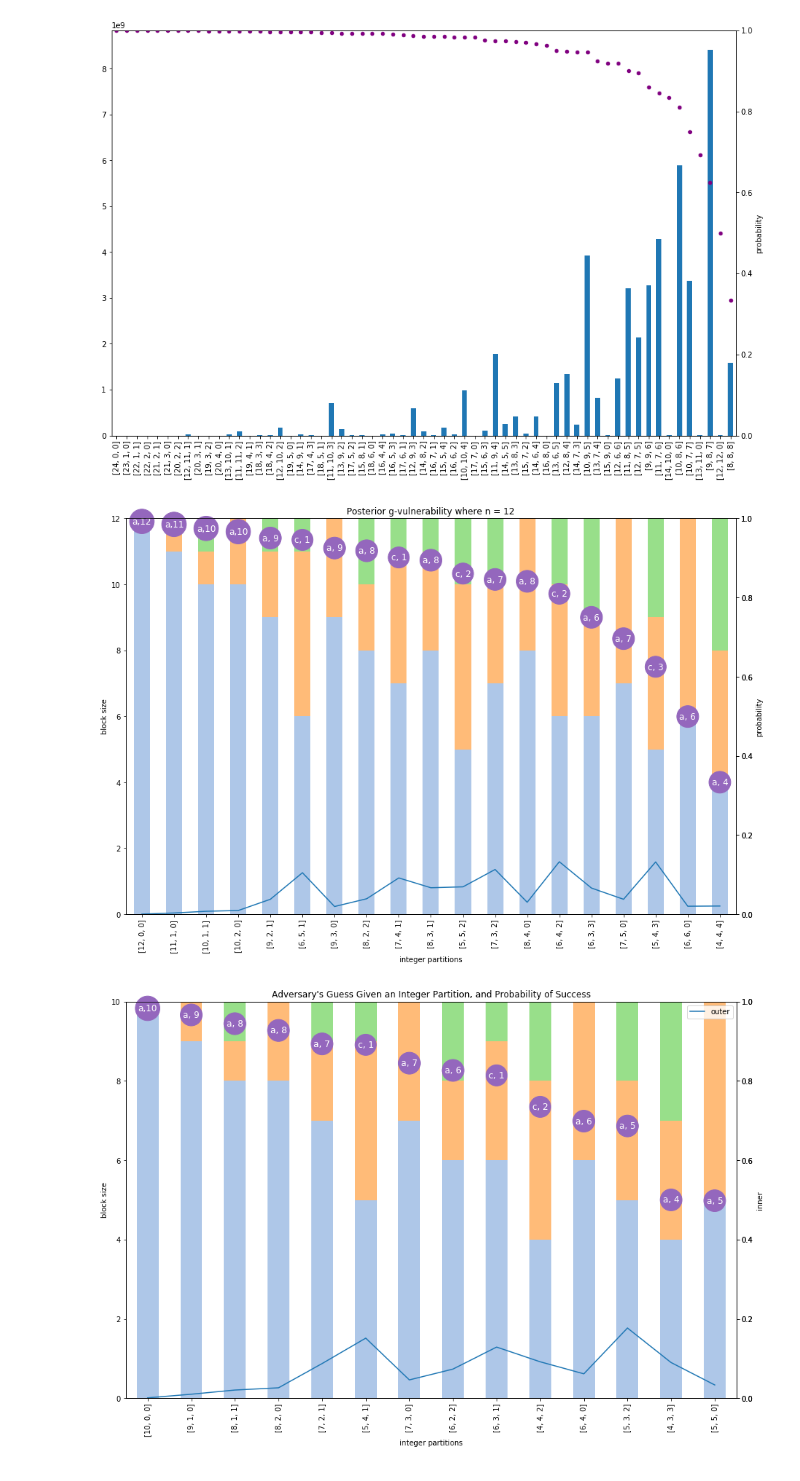
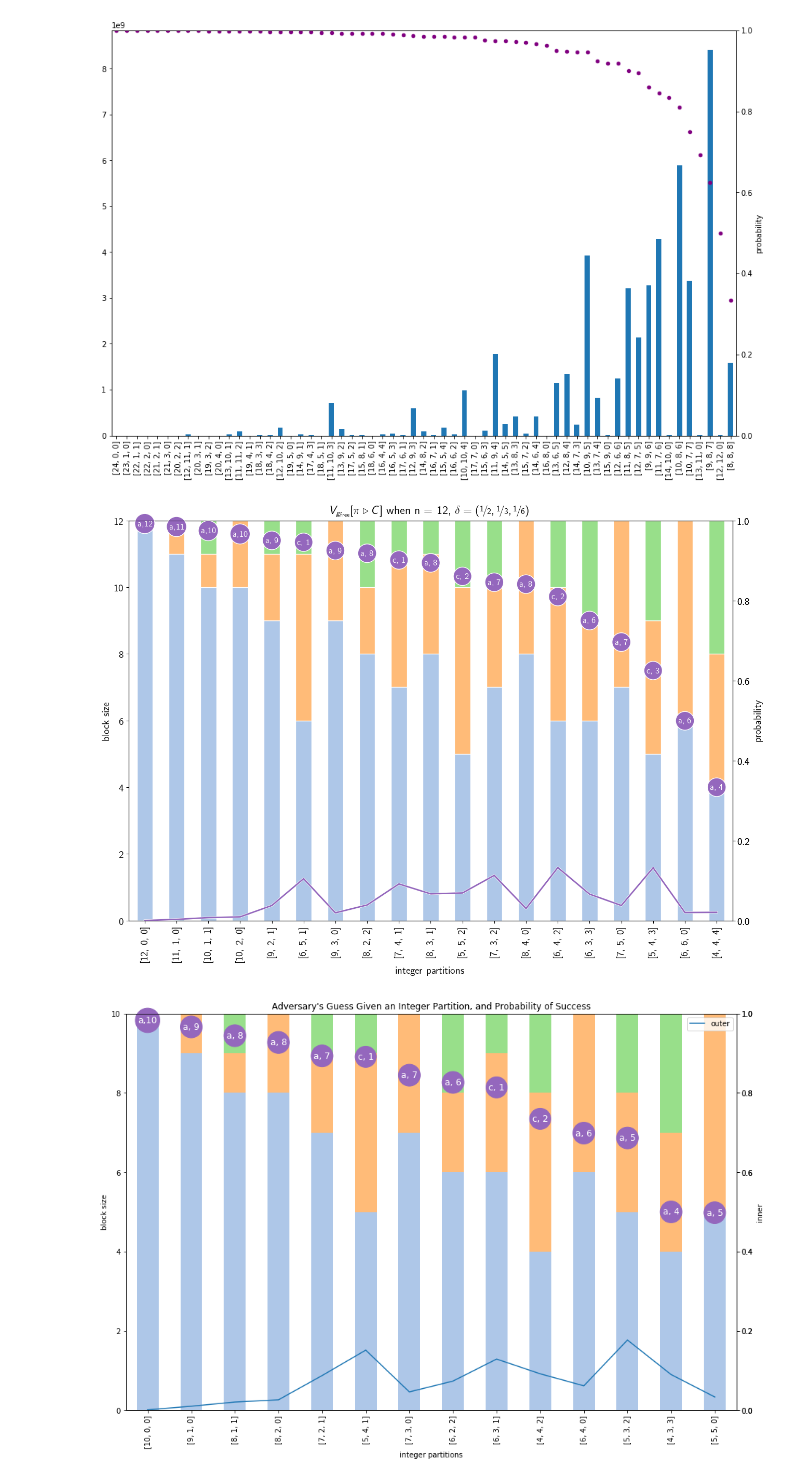
Before and after one commit to majk12/pbv, a Jupyter notebook: gain_choose.ipynb, the cells around one changed output. Drawn from its saved outputs; the diff is of its cells as text; code cells hidden in the pictures.

```diff
--- a/gain_choose.ipynb
+++ b/gain_choose.ipynb
@@ -427,6 +455,10 @@ def graph_choose_normalized_blocksize(n, k, probs, df):
     plt.close()
 # %%
 def graph_choose_normalized_blocksize_annotate(n, k, probs, df):
+    # most recently saved.
+    # orange per blue #fb9786
+    # soft green blue purple  #b9dcd3', '#b9d7dc', '#b9c3dc
+    cl_col = 'tab:purple'
     # Create 3 axeses
     fig, ax = plt.subplots()
     ax2 = ax.twinx()
@@ -434,13 +466,19 @@ def graph_choose_normalized_blocksize_annotate(n, k, probs, df):
 
     # Stacked bar graph
     df2 = df[['first', 'second', 'third']]
-    df2.plot(kind='bar', stacked=True, ax = ax, color=['#aec7e8','#ffbb78', '#98df8a'])
+    df2.plot(kind='bar', stacked=True, ax = ax, color=['#aec7e8','#ffbb78', '#98df8a'], edgecolor='white')
+    # blues '#dbeaed', '#b9d7dc', '#86bac3'
+    # #b9dcd0','#86c2ae', '#54a78c' teals
+    # og color=['#aec7e8','#ffbb78', '#98df8a'],
     ax.set_ylabel('block size')
     ax.get_legend().remove()
 
     # Outer probability line
     df = df.reset_index()
-    df.plot(ax = ax3,
+    df.plot(ax = ax3, color='white', lw=3,
+            x = 'index',
+           y = 'outer')
+    df.plot(ax = ax3, color=cl_col, lw=2,
             x = 'index',
            y = 'outer')
     ax3.get_legend().remove()
@@ -464,7 +502,7 @@ def graph_choose_normalized_blocksize_annotate(n, k, probs, df):
                     ha='center',
                     va='center',
                     family='sans-serif', fontsize=12, color='white',
-                    bbox=dict(facecolor='tab:purple', edgecolor='tab:purple', boxstyle='circle') # #c5b0d5
+                    bbox=dict(facecolor=cl_col, edgecolor='white', boxstyle='circle')
                     )
 
     # Set Probability axis 0-1
@@ -476,7 +514,7 @@ def graph_choose_normalized_blocksize_annotate(n, k, probs, df):
     ax.set_xticks(df.index)
     ax.set_xticklabels(df['partition'], rotation=90)
     ax.set_xlabel('integer partitions')
-    plt.title("Posterior g-vulnerability where n = 12")
+    plt.title(r"$V_{g_{\mathrm{free}}} [ \pi \triangleright C ]$ when n = 12, $\delta = \left(\nicefrac{1}{2}, \nicefrac{1}{3}, \nicefrac{1}{6}\right)$", fontsize = 16)
     plt.show()
     plt.close()
 # %%
@@ -484,6 +522,3 @@ n = 12
 k = 3
 prob = [1/2, 1/3, 1/6]
 norm_df = normalized_choose_post_vuln(n, k, prob)
-graph_choose_normalized_blocksize_annotate(n, k, prob, norm_df)
-# %% [output]
-[figure, removed]
@@ -490,3 +527,12 @@ graph_choose_normalized_blocksize_annotate(n, k, prob, norm_df)
+# %%
+norm12_df = pda.read_csv(r'data\norm_df.csv')
+# %%
+n = 12
+k = 3
+prob = [1/2, 1/3, 1/6]
+graph_choose_normalized_blocksize_annotate(n, k, prob, norm12_df)
+# %% [output]
+[figure, added]
 # %%
 n = 10
 k = 3
```
Also changed, not shown: parts of 22 cells of this notebook, 2 other files.
